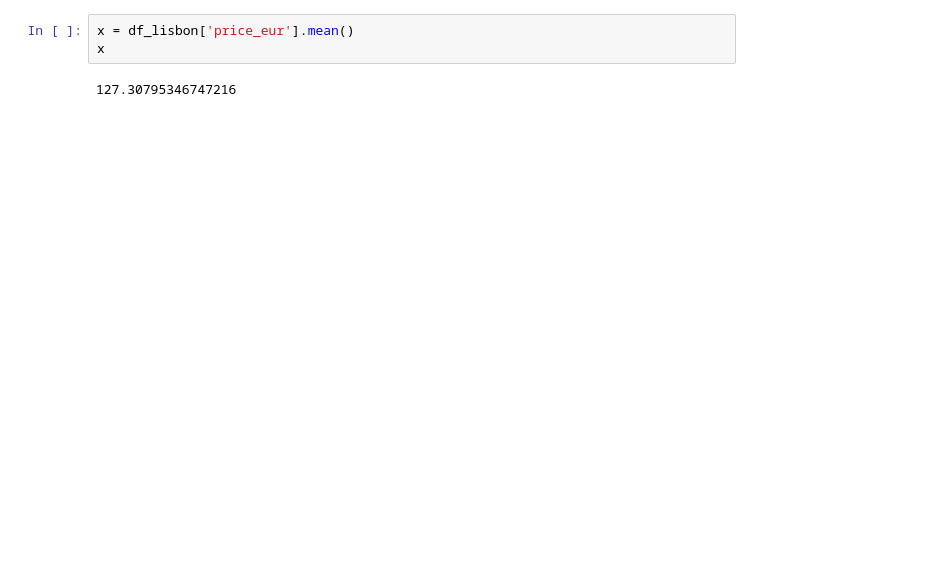
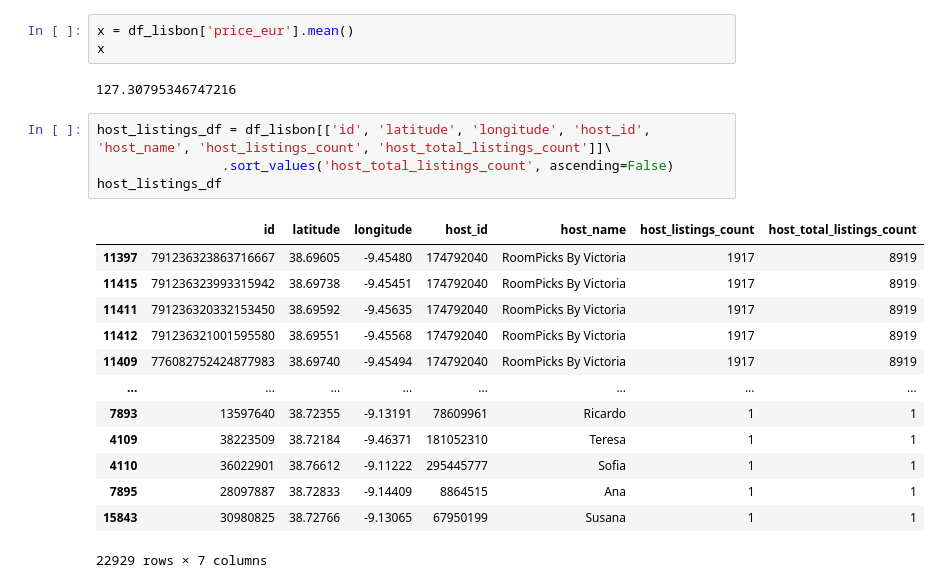
Before and after one commit to dezertdweller/streamlit-lisbon-airbnb-analysis, a Jupyter notebook: airbnb_data_cleaning.ipynb, the cells around one changed output. Cells and saved outputs as stored; diff of their text form; blank space fills up the shorter version.

```diff
--- a/airbnb_data_cleaning.ipynb
+++ b/airbnb_data_cleaning.ipynb
@@ -166,3 +169,21 @@ x = df_lisbon['price_eur'].mean()
 x
 # %% [output]
 127.30795346747216
+# %%
+host_listings_df = df_lisbon[['id', 'latitude', 'longitude', 'host_id', 'host_name', 'host_listings_count', 'host_total_listings_count']]\
+                .sort_values('host_total_listings_count', ascending=False)
+host_listings_df
+# %% [output]
+|  | id | latitude | longitude | host_id | host_name | host_listings_count | host_total_listings_count |
+| 11397 | 791236323863716667 | 38.69605 | -9.45480 | 174792040 | RoomPicks By Victoria | 1917 | 8919 |
+| 11415 | 791236323993315942 | 38.69738 | -9.45451 | 174792040 | RoomPicks By Victoria | 1917 | 8919 |
+| 11411 | 791236320332153450 | 38.69592 | -9.45635 | 174792040 | RoomPicks By Victoria | 1917 | 8919 |
+| 11412 | 791236321001595580 | 38.69551 | -9.45568 | 174792040 | RoomPicks By Victoria | 1917 | 8919 |
+| 11409 | 776082752424877983 | 38.69740 | -9.45494 | 174792040 | RoomPicks By Victoria | 1917 | 8919 |
+| ... | ... | ... | ... | ... | ... | ... | ... |
+| 7893 | 13597640 | 38.72355 | -9.13191 | 78609961 | Ricardo | 1 | 1 |
+| 4109 | 38223509 | 38.72184 | -9.46371 | 181052310 | Teresa | 1 | 1 |
+| 4110 | 36022901 | 38.76612 | -9.11222 | 295445777 | Sofia | 1 | 1 |
+| 7895 | 28097887 | 38.72833 | -9.14409 | 8864515 | Ana | 1 | 1 |
+| 15843 | 30980825 | 38.72766 | -9.13065 | 67950199 | Susana | 1 | 1 |
+22929 rows × 7 columns
```
Also changed, not shown: parts of 15 cells of this notebook, 1 other file.
